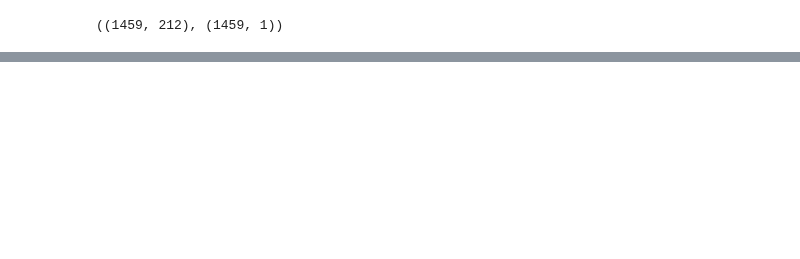
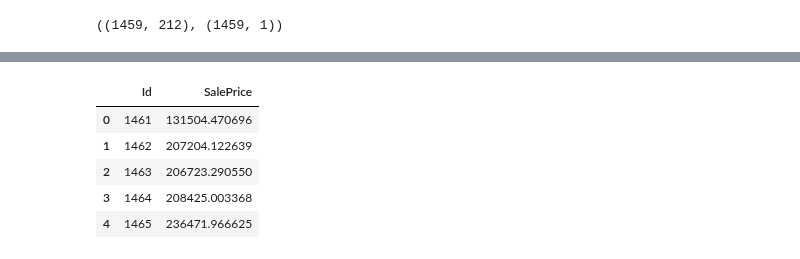
Before and after one commit to Andrew-Carl/House-Prices-Advanced-Regression-Techniques, a Jupyter notebook: Regression Models.ipynb, the cells around one changed output, grey strips where cells are left out. Cells and saved outputs as stored; diff of their text form; code cells hidden in the pictures; blank space fills up the shorter version.

Commit message:
Predictions

```diff
--- a/Regression Models.ipynb
+++ b/Regression Models.ipynb
@@ -633,0 +651,9 @@ predict.head()
+# %%
+predict.head()
+# %% [output]
+|  | Id | SalePrice |
+| 0 | 1461 | 131504.470696 |
+| 1 | 1462 | 207204.122639 |
+| 2 | 1463 | 206723.290550 |
+| 3 | 1464 | 208425.003368 |
+| 4 | 1465 | 236471.966625 |
```
Also changed, not shown: parts of 15 cells of this notebook.
